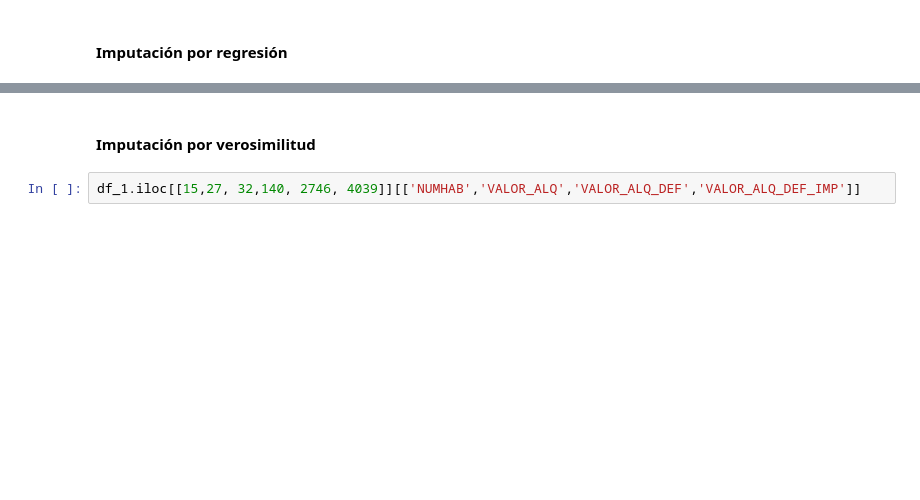
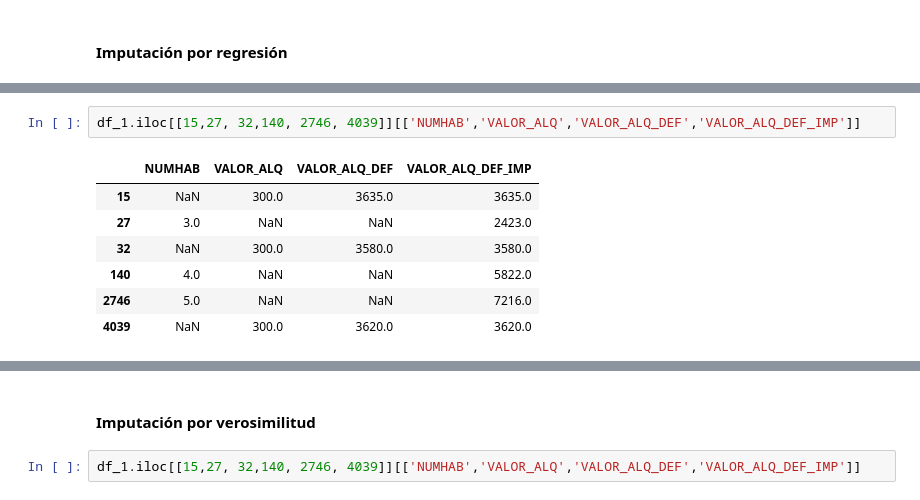
Before and after one commit to jeguns/EP7173, a Jupyter notebook: Unidad 03/03_Tratamiento_de_valores_perdidos.ipynb, the cells around one changed output, grey strips where cells are left out. Cells and saved outputs as stored; diff of their text form; blank space fills up the shorter version.

```diff
--- a/Unidad 03/03_Tratamiento_de_valores_perdidos.ipynb
+++ b/Unidad 03/03_Tratamiento_de_valores_perdidos.ipynb
@@ -271,2 +797,12 @@ df_2_regre.columns = df_2.columns # el data frame imputado pasa a tener los mism
+# %%
+df_1.iloc[[15,27, 32,140, 2746, 4039]][['NUMHAB','VALOR_ALQ','VALOR_ALQ_DEF','VALOR_ALQ_DEF_IMP']]
+# %% [output]
+|  | NUMHAB | VALOR_ALQ | VALOR_ALQ_DEF | VALOR_ALQ_DEF_IMP |
+| 15 | NaN | 300.0 | 3635.0 | 3635.0 |
+| 27 | 3.0 | NaN | NaN | 2423.0 |
+| 32 | NaN | 300.0 | 3580.0 | 3580.0 |
+| 140 | 4.0 | NaN | NaN | 5822.0 |
+| 2746 | 5.0 | NaN | NaN | 7216.0 |
+| 4039 | NaN | 300.0 | 3620.0 | 3620.0 |
 # %%
 df_2_regre.iloc[[15,27, 32,140, 2746, 4039]][['NUMHAB','VALOR_ALQ','VALOR_ALQ_DEF']]
```
Also changed, not shown: parts of 75 cells of this notebook.
